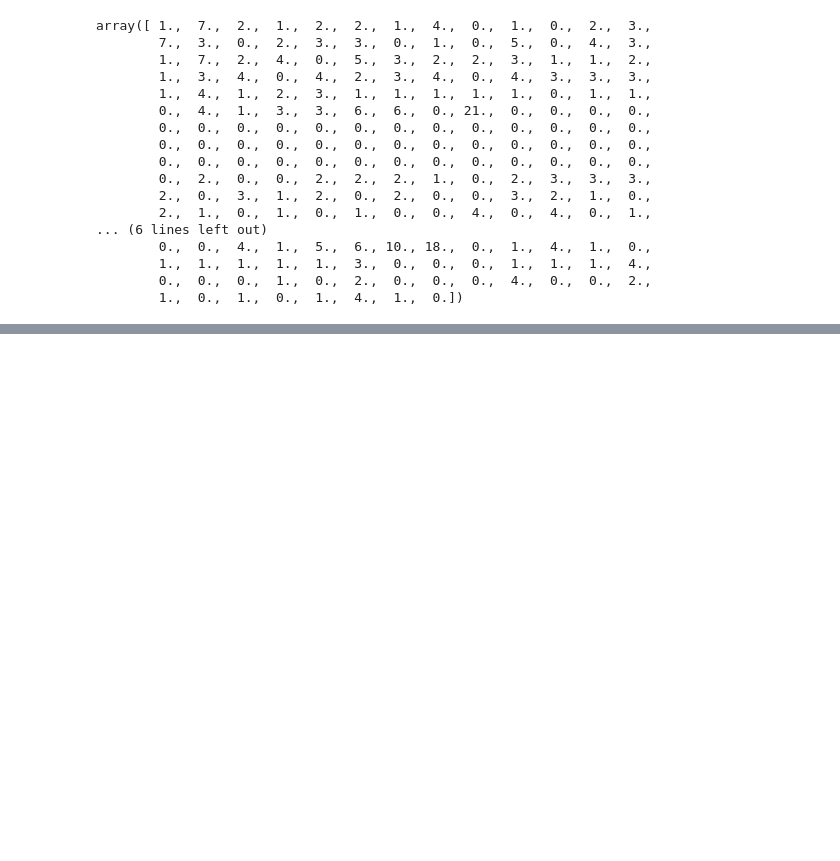
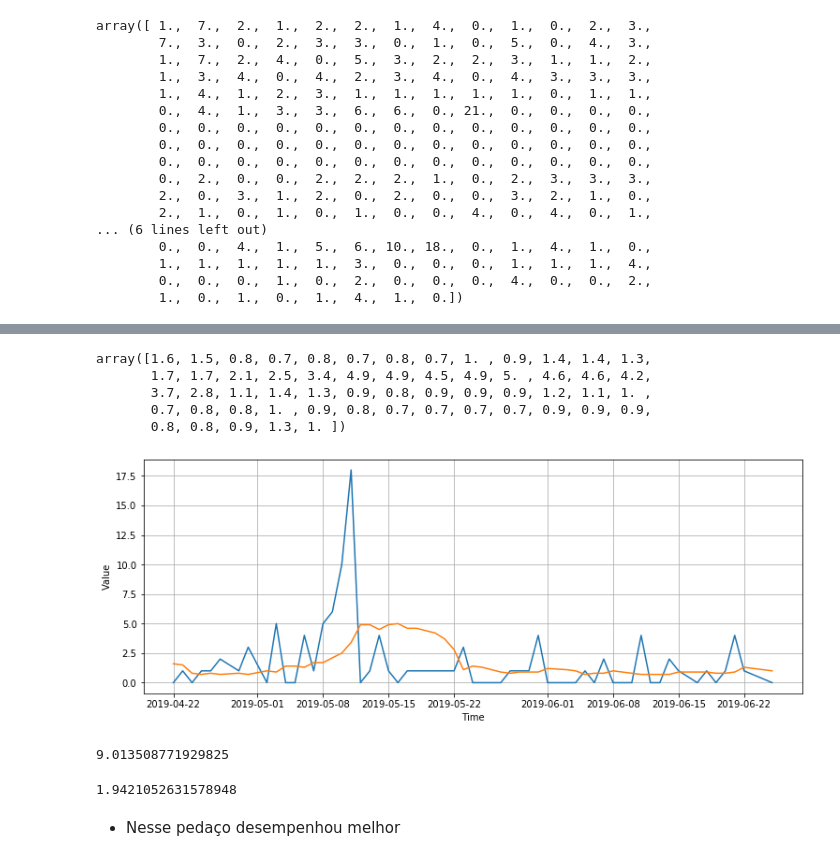
Before and after one commit to ItamarRocha/Machine-Learning-and-Data-Analysis, a Jupyter notebook: Armazem/exploring.ipynb, the cells around one changed output, grey strips where cells are left out. Drawn from its saved outputs; the diff is of its cells as text; code cells hidden in the pictures; blank space fills up the shorter version.

```diff
--- a/Armazem/exploring.ipynb
+++ b/Armazem/exploring.ipynb
@@ -473,0 +505,3 @@ plt.show()
+# %%
+data_in_same_time = data[offset + train:] # same time stamp as the lr_data
+data_in_same_time[-11:]
@@ -473,0 +521,27 @@ plt.show()
+# %%
+mov_avg_in_same_time = mov_avg[offset + train - window_size:]
+# %%
+mov_avg_in_same_time
+# %% [output]
+array([1.6, 1.5, 0.8, 0.7, 0.8, 0.7, 0.8, 0.7, 1. , 0.9, 1.4, 1.4, 1.3,
+       1.7, 1.7, 2.1, 2.5, 3.4, 4.9, 4.9, 4.5, 4.9, 5. , 4.6, 4.6, 4.2,
+       3.7, 2.8, 1.1, 1.4, 1.3, 0.9, 0.8, 0.9, 0.9, 0.9, 1.2, 1.1, 1. ,
+       0.7, 0.8, 0.8, 1. , 0.9, 0.8, 0.7, 0.7, 0.7, 0.7, 0.9, 0.9, 0.9,
+       0.8, 0.8, 0.9, 1.3, 1. ])
+# %%
+plt.figure(figsize = (12.6,4.6))
+plot_series(data_in_same_time.index, data_in_same_time)
+plot_series(data_in_same_time.index, mov_avg_in_same_time)
+plt.show()
+# %% [output]
+[figure, added]
+# %%
+tf.keras.metrics.mean_squared_error(data_in_same_time ,mov_avg_in_same_time).numpy()
+# %% [output]
+9.013508771929825
+# %%
+tf.keras.metrics.mean_absolute_error(data_in_same_time, mov_avg_in_same_time).numpy()
+# %% [output]
+1.9421052631578948
+# %% [markdown]
+* Nesse pedaço desempenhou melhor
```
Also changed, not shown: parts of 9 cells of this notebook.
